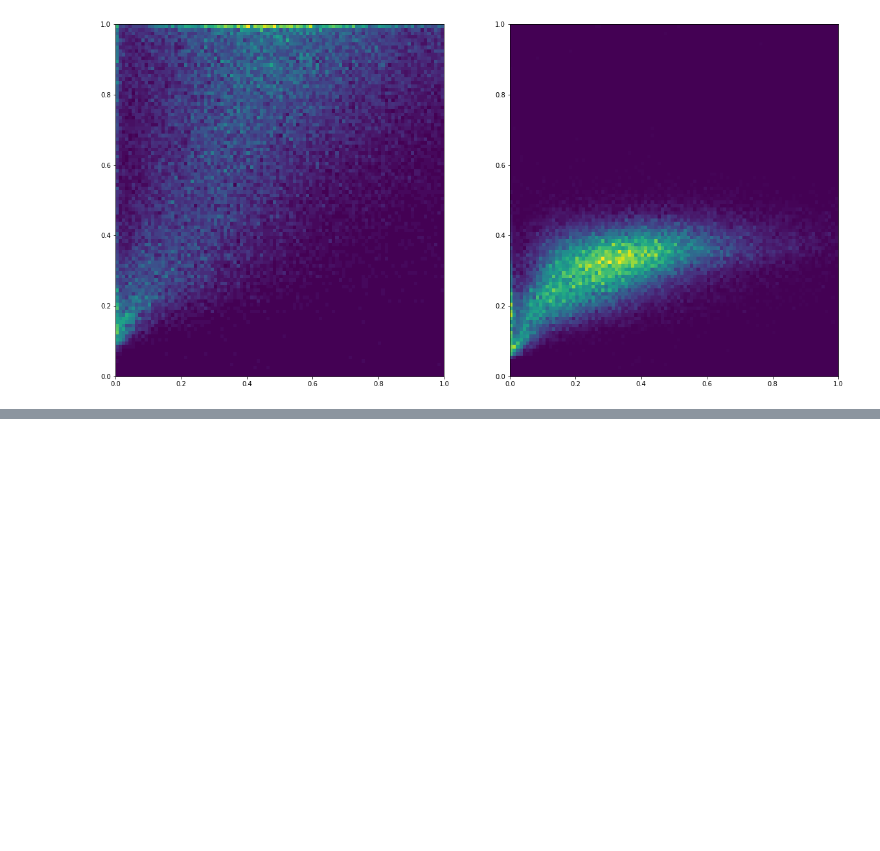
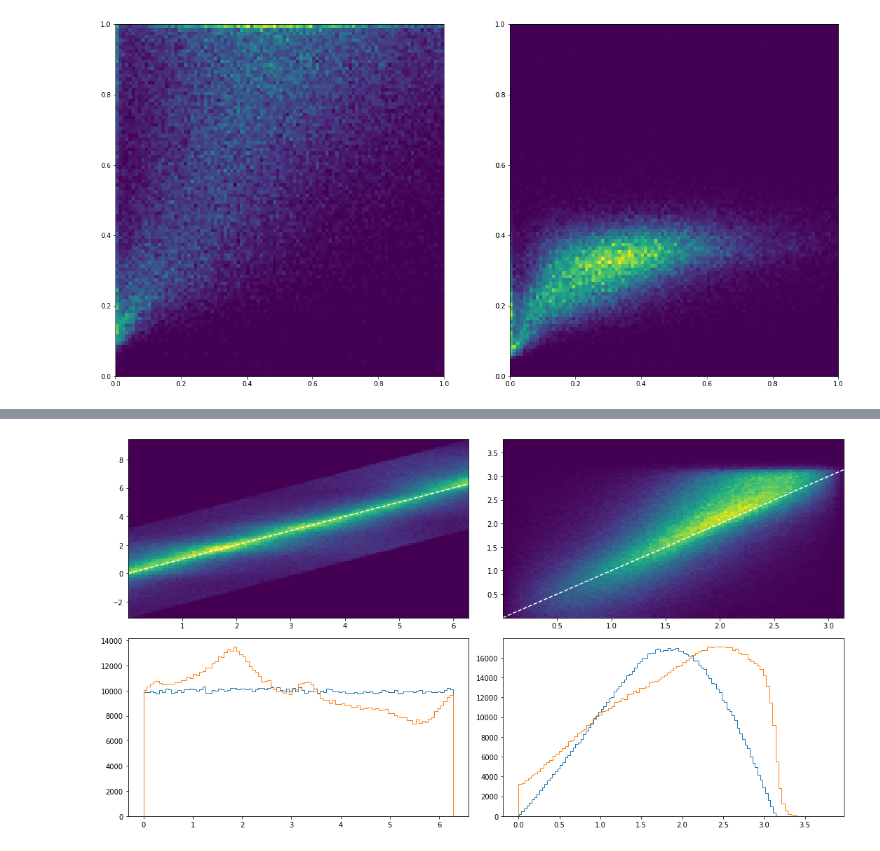
Before and after one commit to Vinther901/Neutrino-Machine-Learning, a Jupyter notebook: oscNext_prediction_plotter.ipynb, the cells around one changed output, grey strips where cells are left out. Cells and saved outputs as stored; diff of their text form; code cells hidden in the pictures; blank space fills up the shorter version.

```diff
--- a/oscNext_prediction_plotter.ipynb
+++ b/oscNext_prediction_plotter.ipynb
@@ -103,0 +114,7 @@ ax[1].hist2d(df_data.zenith_sigma,ze_sigma*np.pi/180,bins=100,range=((0,1),(0,1)
+# %%
+pred_path = r"C:\Users\jv97\Desktop\github\Neutrino-Machine-Learning\predictions"
+pred_filename = 'OscNext_Angle_m9_2bkp_1mio_MC_predictions.csv'
+
+filepath = os.path.join(pred_path,pred_filename)
+
+df = pd.read_csv(filepath)
@@ -103,0 +130,22 @@ ax[1].hist2d(df_data.zenith_sigma,ze_sigma*np.pi/180,bins=100,range=((0,1),(0,1)
+# %%
+bins = 100
+
+fig, ax = plt.subplots(figsize=(15,8),ncols=2, nrows=2)
+ax = ax.flatten()
+
+ax[0].hist2d(df.azimuth,df.azimuth_pred,bins=bins)
+ax[0].plot([0,2*3.14],[0,2*3.14],'--w')
+ax[1].hist2d(df.zenith,df.zenith_pred,bins=bins)
+ax[1].plot([0,3.14],[0,3.14],'--w');
+
+ax[2].hist(df.azimuth,bins=bins,histtype='step')
+ax[2].hist((df.azimuth_pred + 2*3.14 )%(2*3.14), bins=bins,histtype='step')
+
+ax[3].hist(df.zenith,bins=bins,histtype='step')
+ax[3].hist(df.zenith_pred,bins=bins,histtype='step')
+
+# ax[2].hist(df.pred_sigma,bins=bins)
+
+fig.tight_layout()
+# %% [output]
+[figure, added]
```
Also changed, not shown: parts of 9 cells of this notebook, 25 other files.
